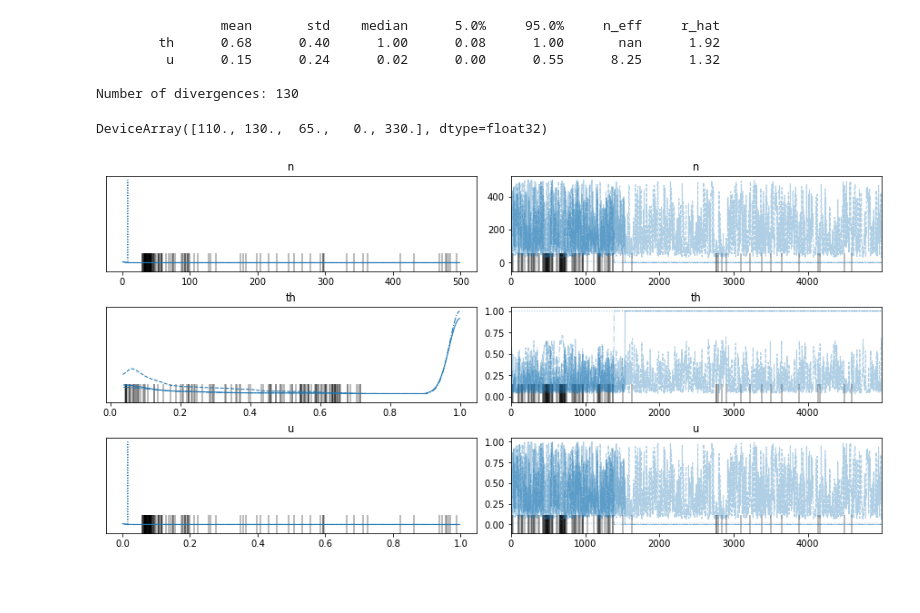
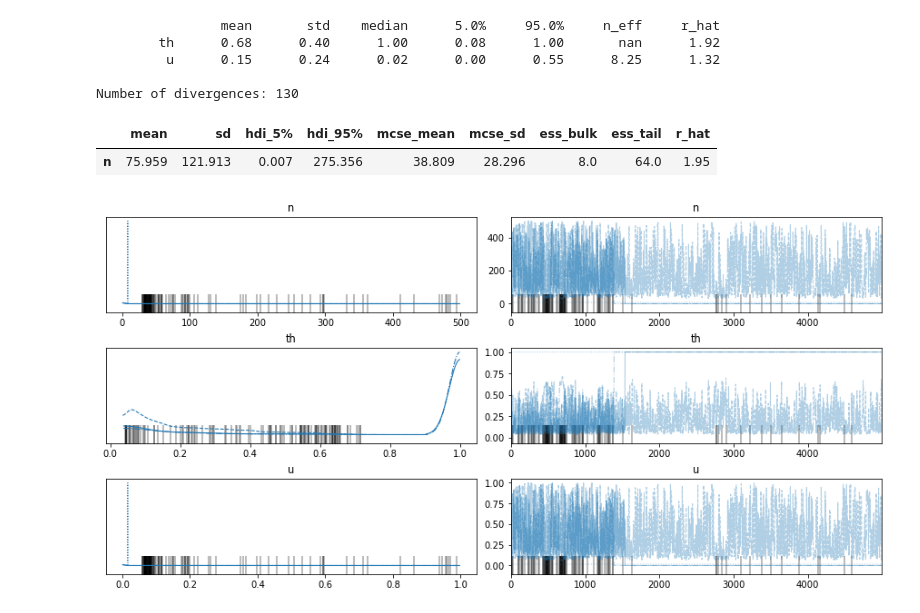
Before and after one commit to bdatko/numpyro_play, a Jupyter notebook: notebooks/Section 3.6 of Chapter 3 - Inferences with binomials.ipynb, the cells around one changed output. Drawn from its saved outputs; the diff is of its cells as text; code cells hidden in the pictures; blank space fills up the shorter version.

Commit message:
fix(notebooks/Section\-3.6\-of\-Chapter\-3\--\-Inferences\-with\-binomials.*): fix the hard coded summary of `n` values for Continous `n` case

```diff
--- a/notebooks/Section 3.6 of Chapter 3 - Inferences with binomials.ipynb
+++ b/notebooks/Section 3.6 of Chapter 3 - Inferences with binomials.ipynb
@@ -115,7 +115,3 @@ mcmc.print_summary()
          u      0.15      0.24      0.02      0.00      0.55      8.25      1.32
 
 Number of divergences: 130
-# %%
-jnp.array([0.22, 0.26, 0.13, 0.0, 0.66]) * nmax
-# %% [output]
-DeviceArray([110., 130.,  65.,   0., 330.], dtype=float32)
@@ -122 +120,6 @@ DeviceArray([110., 130.,  65.,   0., 330.], dtype=float32)
+# %%
+az.stats.summary(ds["posterior"]["n"], hdi_prob=0.9)
+# %% [output]
+|  | mean | sd | hdi_5% | hdi_95% | mcse_mean | mcse_sd | ess_bulk | ess_tail | r_hat |
+| n | 75.959 | 121.913 | 0.007 | 275.356 | 38.809 | 28.296 | 8.0 | 64.0 | 1.95 |
 # %%
```
Also changed, not shown: parts of 2 cells of this notebook, 1 other file.
